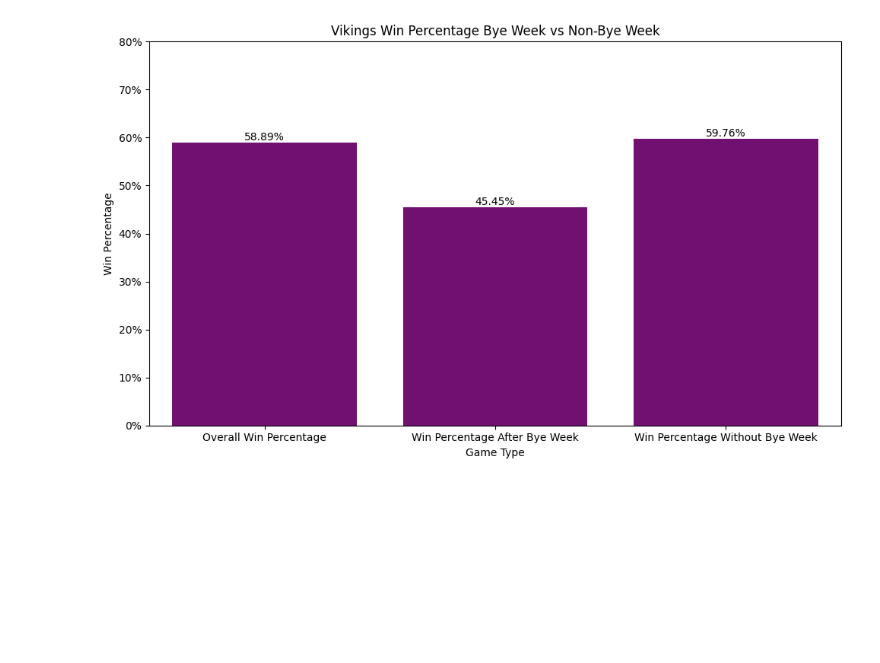
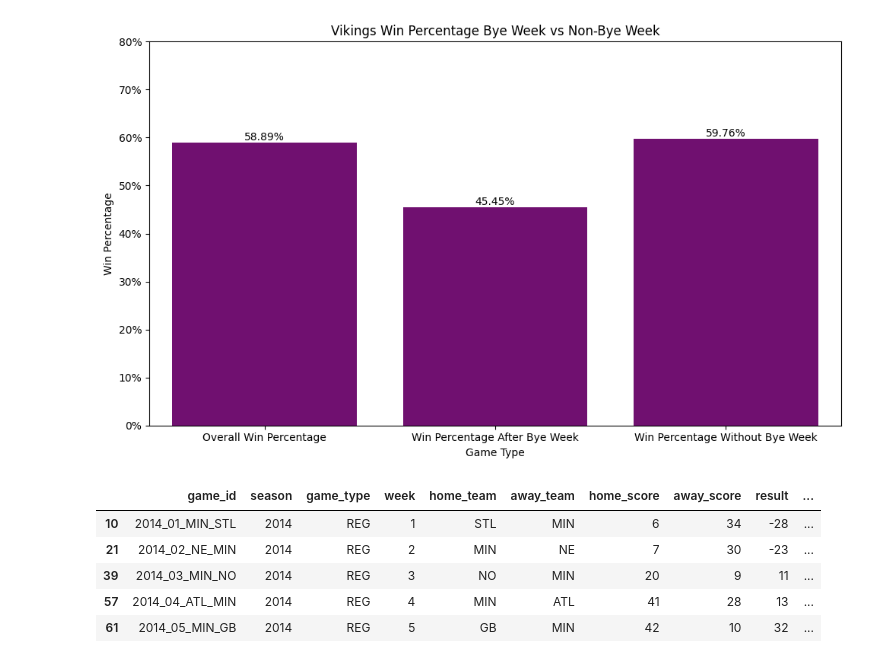
Before and after one commit to jtmuraski/nfl-analytics, a Jupyter notebook: ByeWeekAnalysis.ipynb, the cells around one changed output. Drawn from its saved outputs; the diff is of its cells as text; code cells hidden in the pictures; blank space fills up the shorter version.

```diff
--- a/ByeWeekAnalysis.ipynb
+++ b/ByeWeekAnalysis.ipynb
@@ -4,8 +4,21 @@ import pandas as pd
 import numpy as np
 import seaborn as sns
 import matplotlib.pyplot as plt
+import os
 
 print("All libraries imported successfully!")
 print("Pandas version:", pd.__version__)
+
+# check for a local copy of the schedule data. If does not exist, create one
+# This is a large file, so we want to avoid downloading it multiple times, and this should improve performance
+
+if os.path.exists('.\data\schedules.csv'):
+    print("Local copy of schedule data found. Loading from file...")
+    schedules = pd.read_csv('.\data\schedules.csv')
+else:
+    schedules = nfl.import_schedules(list(range(2014, 2025)))
+    os.makedirs('.\data', exist_ok=True)
+    schedules.to_csv('.\data\schedules.csv', index=False)
+    print("Schedules downloaded and saved locally")
 # %% [output]
 All libraries imported successfully!
@@ -231,3 +244,16 @@ plt.show()
 [figure]
 # %%
 # Begin point differential analysis
+
+# Add a point differential column to the df
+vikingsSchedule['differential'] = np.where(vikingsSchedule['home_team'] == 'MIN', vikingsSchedule['home_score'] - vikingsSchedule['away_score'],
+                                                                                  vikingsSchedule['away_score'] - vikingsSchedule['home_score'])
+
+vikingsSchedule.head()
+# %% [output]
+|  | game_id | season | game_type | week | home_team | away_team | home_score | away_score | result | ... |
+| 10 | 2014_01_MIN_STL | 2014 | REG | 1 | STL | MIN | 6 | 34 | -28 | ... |
+| 21 | 2014_02_NE_MIN | 2014 | REG | 2 | MIN | NE | 7 | 30 | -23 | ... |
+| 39 | 2014_03_MIN_NO | 2014 | REG | 3 | NO | MIN | 20 | 9 | 11 | ... |
+| 57 | 2014_04_ATL_MIN | 2014 | REG | 4 | MIN | ATL | 41 | 28 | 13 | ... |
+| 61 | 2014_05_MIN_GB | 2014 | REG | 5 | GB | MIN | 42 | 10 | 32 | ... |
```
Also changed, not shown: parts of 5 cells of this notebook, 1 other file.
